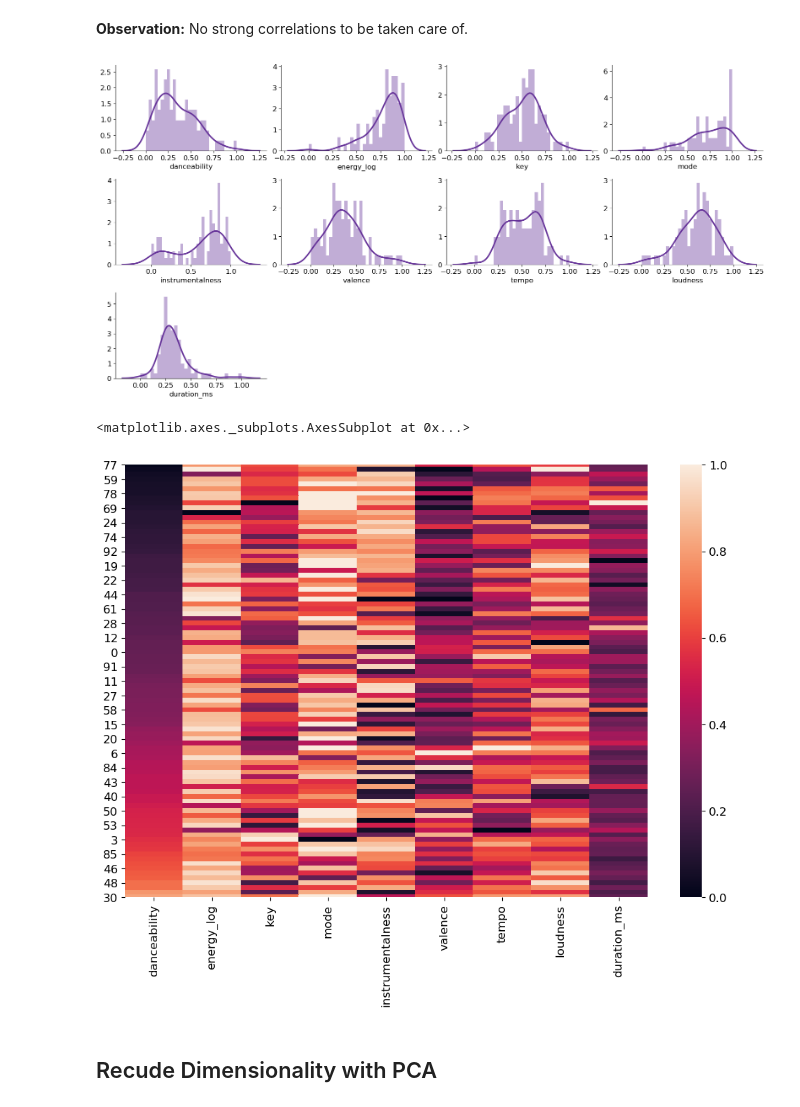
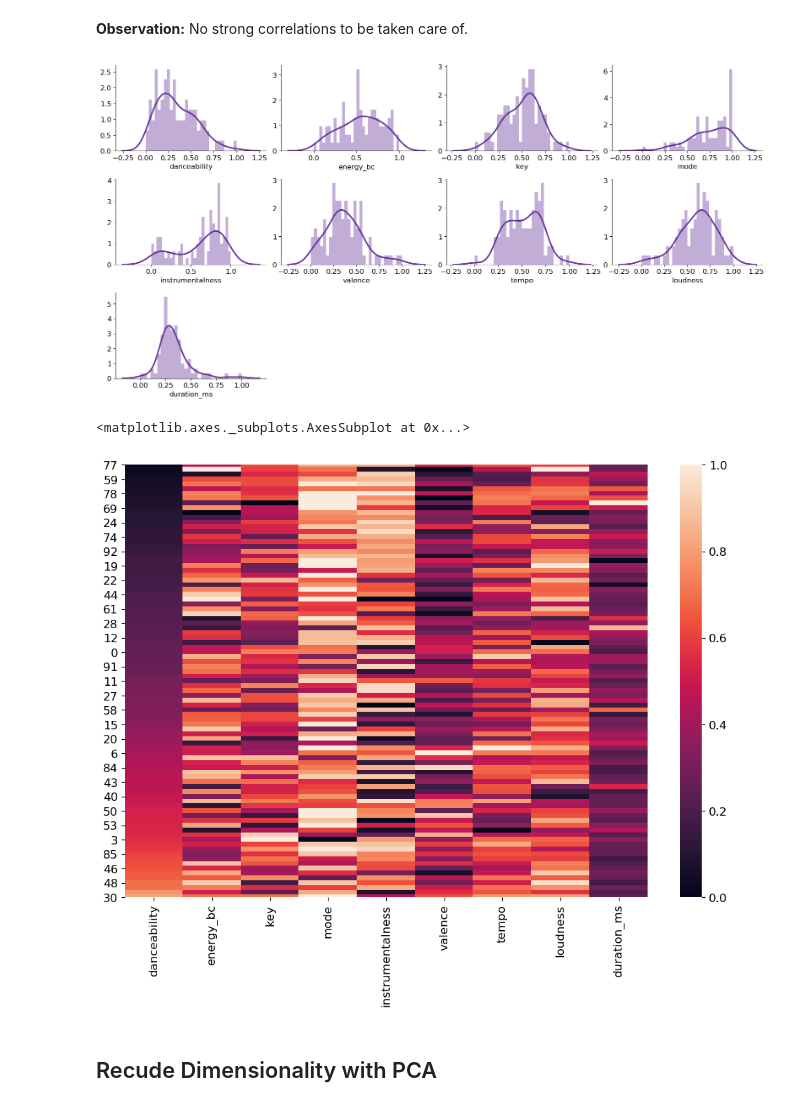
Before and after one commit to rbuerki/death-metal-disco, a Jupyter notebook: 1-EDA_and_Clustering.ipynb, the cells around one changed output. Saved outputs shown, nothing was run; the diff lists cells and outputs as text; code cells hidden in the pictures.

Commit message:
FEAT replace log with box-cox for energy col

```diff
--- a/1-EDA_and_Clustering.ipynb
+++ b/1-EDA_and_Clustering.ipynb
@@ -137,27 +136,27 @@ EDA.plot_corr_map_num_all(album_data, figsize=(9, 6))
 # %%
 """scale data to range (0,1)"""
 
 # Remove outlier
 album_data = album_data.loc[album_data["Album"] != "Vampire"]
 album_data.reset_index(drop=True, inplace=True)
 
-# Log-transfomrm energy (skewed)
-album_data["energy"] = album_data["energy"].apply(lambda x: np.log(max(x, 0.01)))
-album_data.rename(columns={"energy": "energy_log"}, inplace=True)
+# Power-transfomrm energy (skewed)
+album_data["energy"] = stats.boxcox(album_data["energy"])[0]
+album_data.rename(columns={"energy": "energy_bc"}, inplace=True)
 
 scaled_data = minmax_scale(album_data.iloc[:, 2:])
 scaled_data = pd.DataFrame(scaled_data, columns=album_data.columns[2:])
 
 # check results
 EDA.plot_num_hist(scaled_data, bins=30, figsize=(16, 8))
 # %% [output]
-[figure, old version]
+[figure, new version]
 # %%
 plt.figure(figsize=(12,8))
 sns.heatmap(scaled_data.sort_values('danceability'))
 # %% [output]
 <matplotlib.axes._subplots.AxesSubplot at 0x...>
-[figure, old version]
+[figure, new version]
 # %% [markdown]
 ## Recude Dimensionality with PCA
 # %%
```
Also changed, not shown: parts of 19 cells of this notebook.
